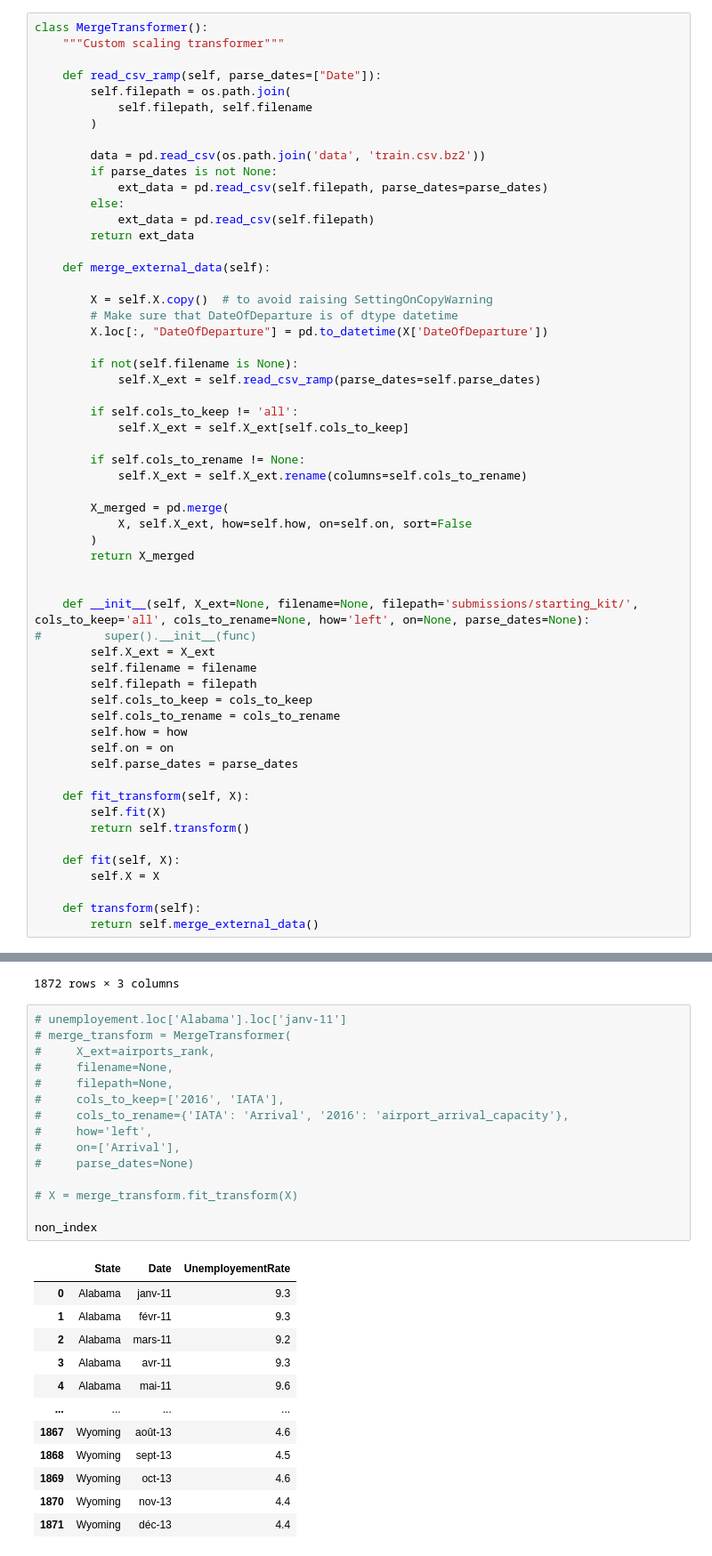
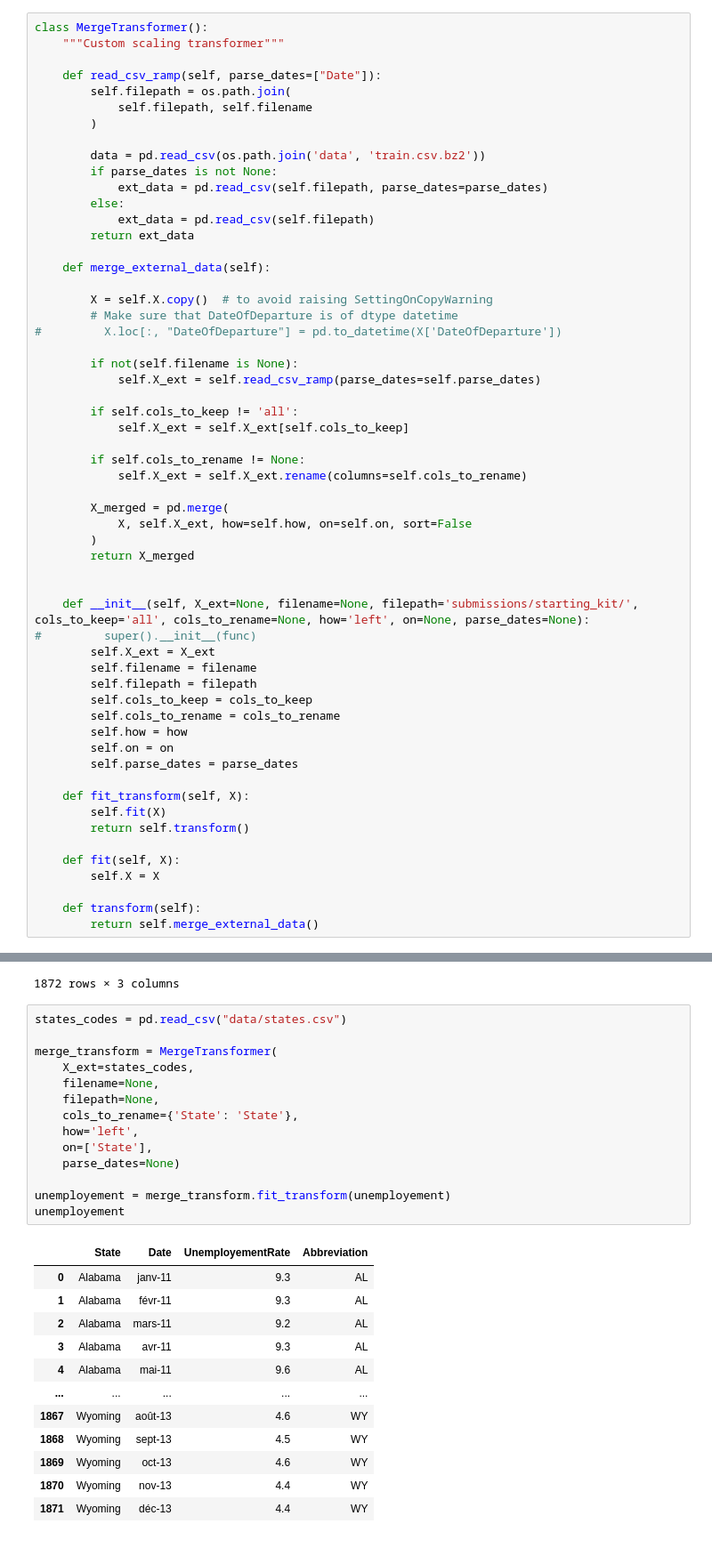
Before and after one commit to MaximeRedstone/air_traffic_project, a Jupyter notebook: testing_functions.ipynb, the cells around one changed output, grey strips where cells are left out. Shown at 89% size. Drawn from its saved outputs; the diff is of its cells as text.

Commit message:
merged states names and codes

```diff
--- a/testing_functions.ipynb
+++ b/testing_functions.ipynb
@@ -68,7 +84,7 @@ class MergeTransformer():
 
         X = self.X.copy()  # to avoid raising SettingOnCopyWarning
         # Make sure that DateOfDeparture is of dtype datetime
-        X.loc[:, "DateOfDeparture"] = pd.to_datetime(X['DateOfDeparture'])
+#         X.loc[:, "DateOfDeparture"] = pd.to_datetime(X['DateOfDeparture'])
 
         if not(self.filename is None):
             self.X_ext = self.read_csv_ramp(parse_dates=self.parse_dates)
@@ -250,30 +329,29 @@ unemployement
 | 1871 | Wyoming | déc-13 | 4.4 |
 1872 rows × 3 columns
 # %%
-# unemployement.loc['Alabama'].loc['janv-11']
-# merge_transform = MergeTransformer(
-#     X_ext=airports_rank,
-#     filename=None,
-#     filepath=None,
-#     cols_to_keep=['2016', 'IATA'],
-#     cols_to_rename={'IATA': 'Arrival', '2016': 'airport_arrival_capacity'},
-#     how='left',
-#     on=['Arrival'],
-#     parse_dates=None)
+states_codes = pd.read_csv("data/states.csv")
 
-# X = merge_transform.fit_transform(X)
+merge_transform = MergeTransformer(
+    X_ext=states_codes,
+    filename=None,
+    filepath=None,
+    cols_to_rename={'State': 'State'},
+    how='left',
+    on=['State'],
+    parse_dates=None)
 
-non_index
+unemployement = merge_transform.fit_transform(unemployement)
+unemployement
 # %% [output]
-|  | State | Date | UnemployementRate |
-| 0 | Alabama | janv-11 | 9.3 |
-| 1 | Alabama | févr-11 | 9.3 |
-| 2 | Alabama | mars-11 | 9.2 |
-| 3 | Alabama | avr-11 | 9.3 |
-| 4 | Alabama | mai-11 | 9.6 |
-| ... | ... | ... | ... |
-| 1867 | Wyoming | août-13 | 4.6 |
-| 1868 | Wyoming | sept-13 | 4.5 |
-| 1869 | Wyoming | oct-13 | 4.6 |
-| 1870 | Wyoming | nov-13 | 4.4 |
-| 1871 | Wyoming | déc-13 | 4.4 |
+|  | State | Date | UnemployementRate | Abbreviation |
+| 0 | Alabama | janv-11 | 9.3 | AL |
+| 1 | Alabama | févr-11 | 9.3 | AL |
+| 2 | Alabama | mars-11 | 9.2 | AL |
+| 3 | Alabama | avr-11 | 9.3 | AL |
+| 4 | Alabama | mai-11 | 9.6 | AL |
+| ... | ... | ... | ... | ... |
+| 1867 | Wyoming | août-13 | 4.6 | WY |
+| 1868 | Wyoming | sept-13 | 4.5 | WY |
+| 1869 | Wyoming | oct-13 | 4.6 | WY |
+| 1870 | Wyoming | nov-13 | 4.4 | WY |
+| 1871 | Wyoming | déc-13 | 4.4 | WY |
```
Also changed, not shown: parts of 11 cells of this notebook.
